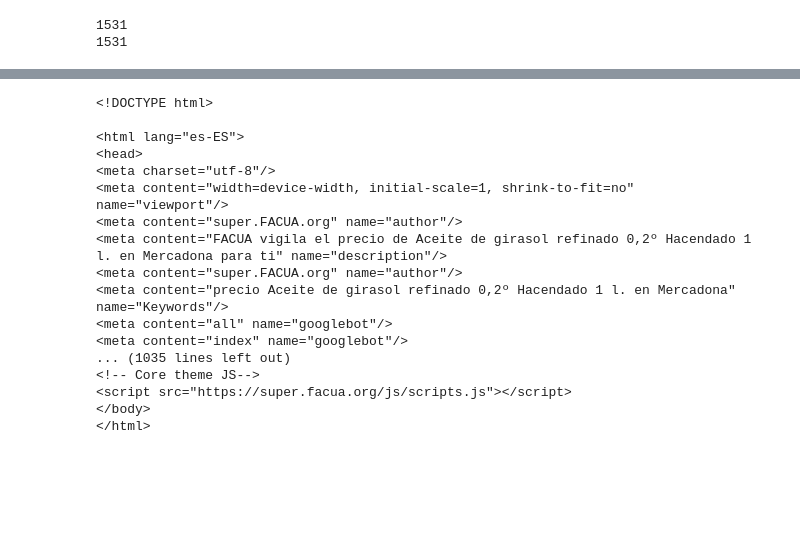
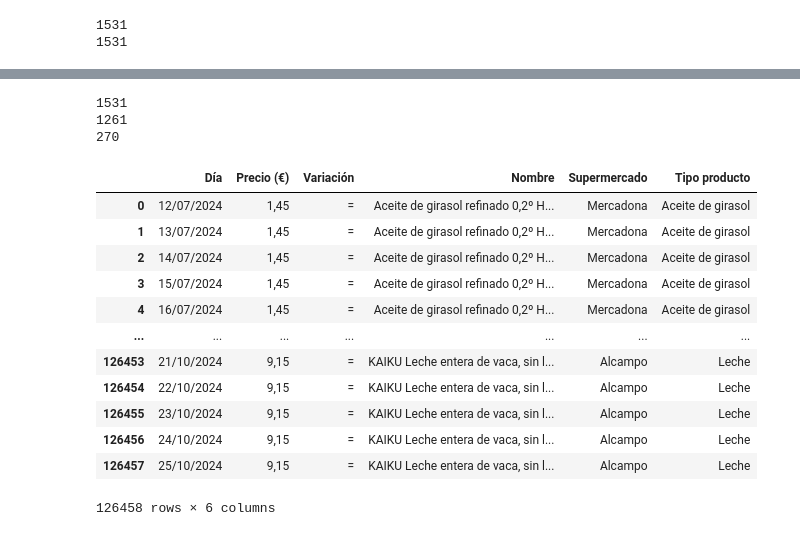
Before and after one commit to SrAlcast/Proyecto4-AnalisisFacua, a Jupyter notebook: notebooks/Scrapingcode_FACUA.ipynb, the cells around one changed output, grey strips where cells are left out. Cells and saved outputs as stored; diff of their text form; code cells hidden in the pictures; blank space fills up the shorter version.

```diff
--- a/notebooks/Scrapingcode_FACUA.ipynb
+++ b/notebooks/Scrapingcode_FACUA.ipynb
@@ -165,8 +129,0 @@ unlink
-# %%
-response = requests.get(unlink)
-# Comprobar que la solicitud fue exitosa
-if response.status_code == 200:
-    # Convertir el contenido de la página a BeautifulSoup
-    sopa = BeautifulSoup(response.text, 'html.parser')
-else:
-    print(f"Error al acceder a {unlink}: Código de estado {response.status_code}")
@@ -252,20 +184,8 @@ df['Producto'] = title
-# %%
-sopa
-# %% [output]
-<!DOCTYPE html>
-
-<html lang="es-ES">
-<head>
-<meta charset="utf-8"/>
-<meta content="width=device-width, initial-scale=1, shrink-to-fit=no" name="viewport"/>
-<meta content="super.FACUA.org" name="author"/>
-<meta content="FACUA vigila el precio de Aceite de girasol refinado 0,2º Hacendado 1 l. en Mercadona para ti" name="description"/>
-<meta content="super.FACUA.org" name="author"/>
-<meta content="precio Aceite de girasol refinado 0,2º Hacendado 1 l. en Mercadona" name="Keywords"/>
-<meta content="all" name="googlebot"/>
-<meta content="index" name="googlebot"/>
-... (1035 lines left out)
-<!-- Core theme JS-->
-<script src="https://super.facua.org/js/scripts.js"></script>
-</body>
-</html>
+# %%
+print(len(listasopasproductos))
+print(len(sopasbuenas))
+print(len(sopasdectuosas))
+# %% [output]
+1531
+1261
+270
@@ -271,0 +236,18 @@ sopa
+# %%
+df_unido_final=pd.concat([df_unido,df_unido2],ignore_index=True)
+# %%
+df_unido_final
+# %% [output]
+|  | Día | Precio (€) | Variación | Nombre | Supermercado | Tipo producto |
+| 0 | 12/07/2024 | 1,45 | = | Aceite de girasol refinado 0,2º H... | Mercadona | Aceite de girasol |
+| 1 | 13/07/2024 | 1,45 | = | Aceite de girasol refinado 0,2º H... | Mercadona | Aceite de girasol |
+| 2 | 14/07/2024 | 1,45 | = | Aceite de girasol refinado 0,2º H... | Mercadona | Aceite de girasol |
+| 3 | 15/07/2024 | 1,45 | = | Aceite de girasol refinado 0,2º H... | Mercadona | Aceite de girasol |
+| 4 | 16/07/2024 | 1,45 | = | Aceite de girasol refinado 0,2º H... | Mercadona | Aceite de girasol |
+| ... | ... | ... | ... | ... | ... | ... |
+| 126453 | 21/10/2024 | 9,15 | = | KAIKU Leche entera de vaca, sin l... | Alcampo | Leche |
+| 126454 | 22/10/2024 | 9,15 | = | KAIKU Leche entera de vaca, sin l... | Alcampo | Leche |
+| 126455 | 23/10/2024 | 9,15 | = | KAIKU Leche entera de vaca, sin l... | Alcampo | Leche |
+| 126456 | 24/10/2024 | 9,15 | = | KAIKU Leche entera de vaca, sin l... | Alcampo | Leche |
+| 126457 | 25/10/2024 | 9,15 | = | KAIKU Leche entera de vaca, sin l... | Alcampo | Leche |
+126458 rows × 6 columns
```
Also changed, not shown: parts of 11 cells of this notebook, 2 other files.
